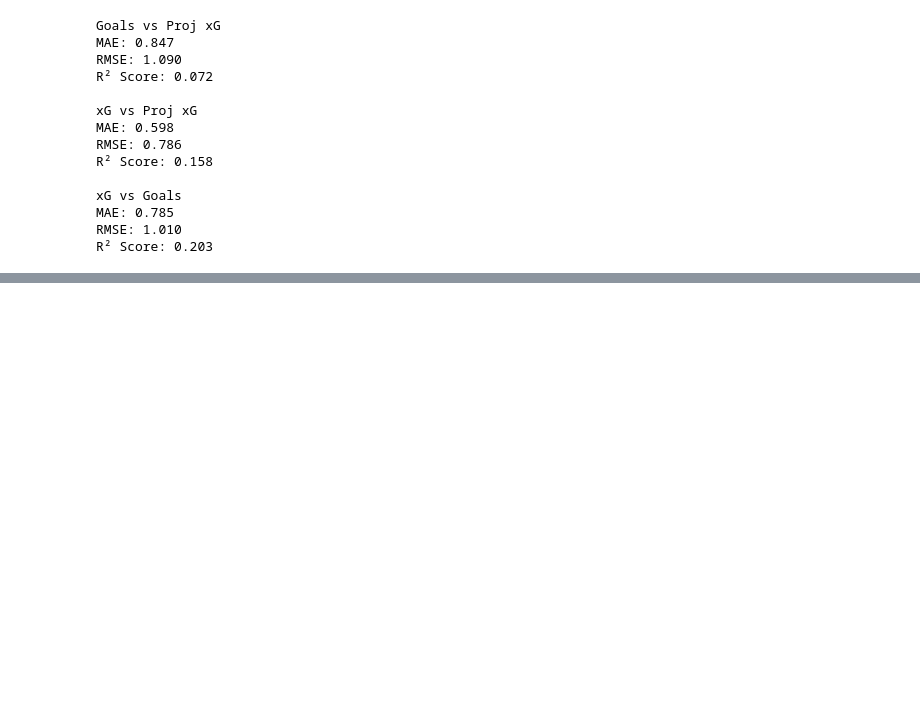
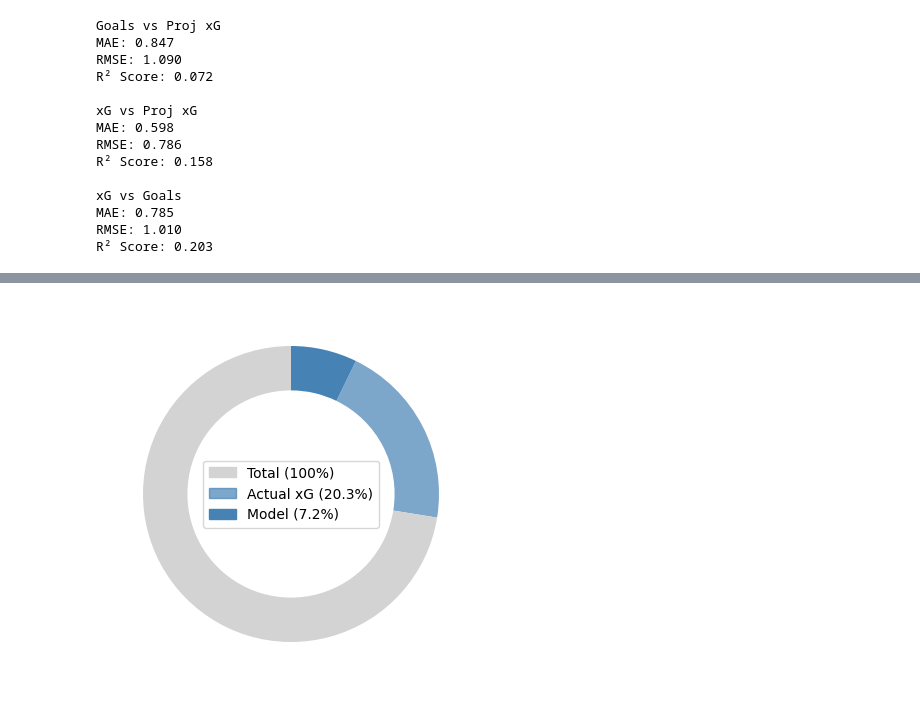
Before and after one commit to venomio5/soccer-prediction-analysis, a Jupyter notebook: src/xg_analysis.ipynb, the cells around one changed output, grey strips where cells are left out. Cells and saved outputs as stored; diff of their text form; code cells hidden in the pictures; blank space fills up the shorter version.

```diff
--- a/src/xg_analysis.ipynb
+++ b/src/xg_analysis.ipynb
@@ -180,0 +185,26 @@ plt.show()
+# %%
+fig, ax = plt.subplots(figsize=(12, 4))
+
+vals = [rscore1*100, rscore3*100, 100 - rscore3*100 - rscore1*100]
+wedges, _ = ax.pie(
+    vals,
+    radius=1,
+    colors=['steelblue', 'steelblue', 'lightgray'],
+    wedgeprops=dict(width=0.3),
+    startangle=90,
+    counterclock=False
+)
+
+wedges[0].set_alpha(1)
+wedges[1].set_alpha(0.7)
+wedges[2].set_alpha(1)
+
+lg_patch = mpatches.Patch(color='lightgray', label=f'Total (100%)')
+gray_patch = mpatches.Patch(color='steelblue', alpha=0.7, label=f'Actual xG ({rscore3*100:.1f}%)')
+black_patch = mpatches.Patch(color='steelblue', label=f'Model ({rscore1*100:.1f}%)')
+plt.legend(handles=[lg_patch, gray_patch, black_patch], loc='center')
+
+plt.tight_layout()
+plt.show()
+# %% [output]
+[figure, added]
```
Also changed, not shown: parts of 6 cells of this notebook, 15 other files.
